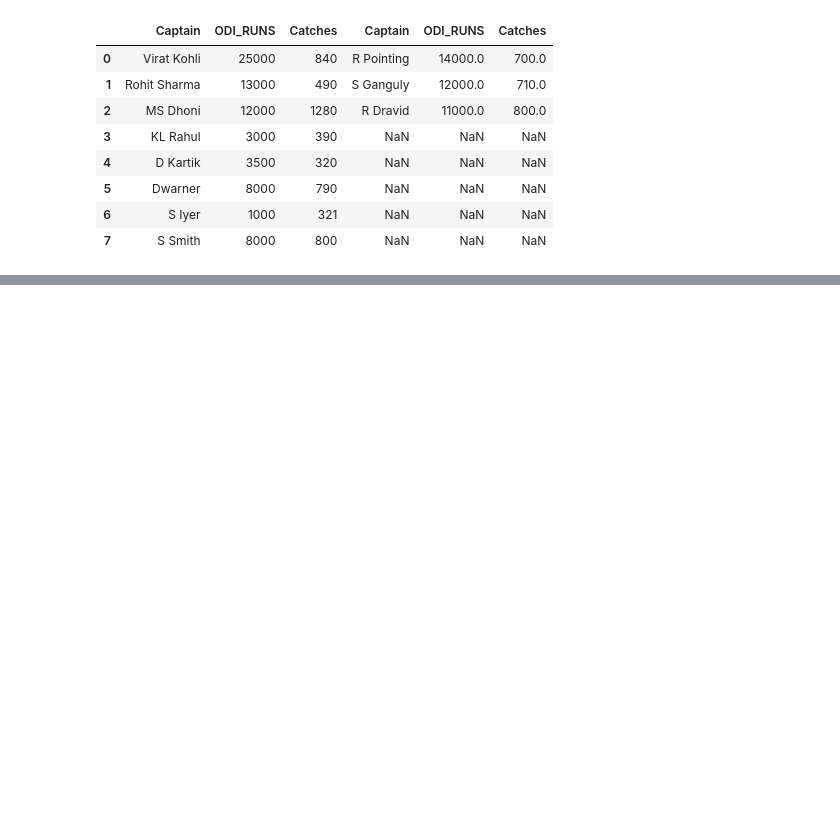
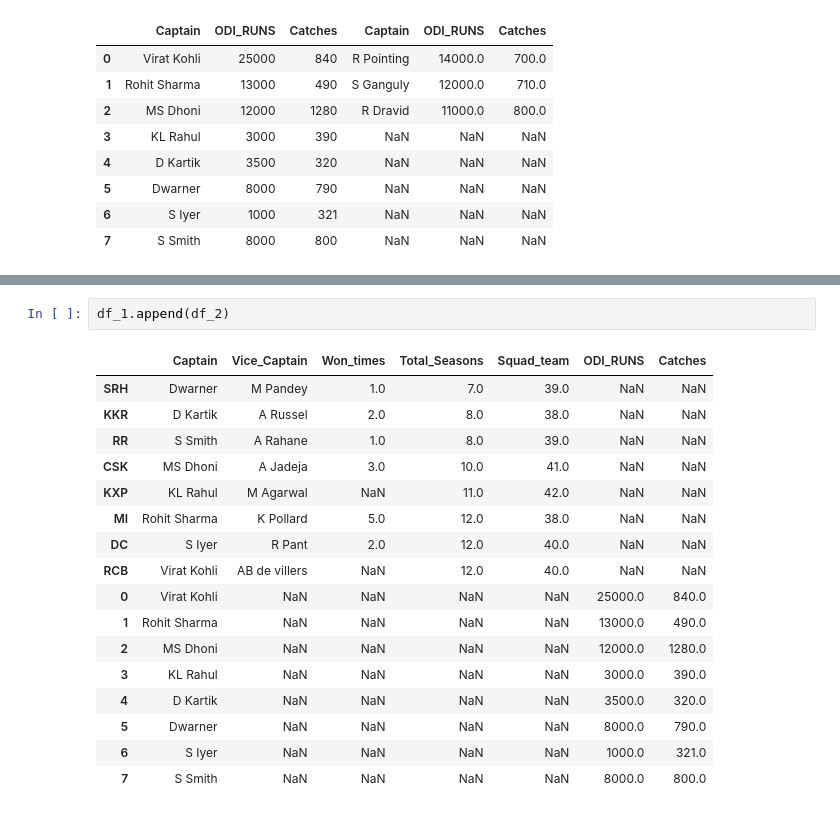
Before and after one commit to santoshkumarvagga/Data-Science, a Jupyter notebook: Pandas.ipynb, the cells around one changed output, grey strips where cells are left out. Cells and saved outputs as stored; diff of their text form; blank space fills up the shorter version.

```diff
--- a/Pandas.ipynb
+++ b/Pandas.ipynb
@@ -429,0 +456,20 @@ pd.concat([df_2, df_3], axis =1)
+# %%
+df_1.append(df_2)
+# %% [output]
+|  | Captain | Vice_Captain | Won_times | Total_Seasons | Squad_team | ODI_RUNS | Catches |
+| SRH | Dwarner | M Pandey | 1.0 | 7.0 | 39.0 | NaN | NaN |
+| KKR | D Kartik | A Russel | 2.0 | 8.0 | 38.0 | NaN | NaN |
+| RR | S Smith | A Rahane | 1.0 | 8.0 | 39.0 | NaN | NaN |
+| CSK | MS Dhoni | A Jadeja | 3.0 | 10.0 | 41.0 | NaN | NaN |
+| KXP | KL Rahul | M Agarwal | NaN | 11.0 | 42.0 | NaN | NaN |
+| MI | Rohit Sharma | K Pollard | 5.0 | 12.0 | 38.0 | NaN | NaN |
+| DC | S Iyer | R Pant | 2.0 | 12.0 | 40.0 | NaN | NaN |
+| RCB | Virat Kohli | AB de villers | NaN | 12.0 | 40.0 | NaN | NaN |
+| 0 | Virat Kohli | NaN | NaN | NaN | NaN | 25000.0 | 840.0 |
+| 1 | Rohit Sharma | NaN | NaN | NaN | NaN | 13000.0 | 490.0 |
+| 2 | MS Dhoni | NaN | NaN | NaN | NaN | 12000.0 | 1280.0 |
+| 3 | KL Rahul | NaN | NaN | NaN | NaN | 3000.0 | 390.0 |
+| 4 | D Kartik | NaN | NaN | NaN | NaN | 3500.0 | 320.0 |
+| 5 | Dwarner | NaN | NaN | NaN | NaN | 8000.0 | 790.0 |
+| 6 | S Iyer | NaN | NaN | NaN | NaN | 1000.0 | 321.0 |
+| 7 | S Smith | NaN | NaN | NaN | NaN | 8000.0 | 800.0 |
```
Also changed, not shown: parts of 2 cells of this notebook.
